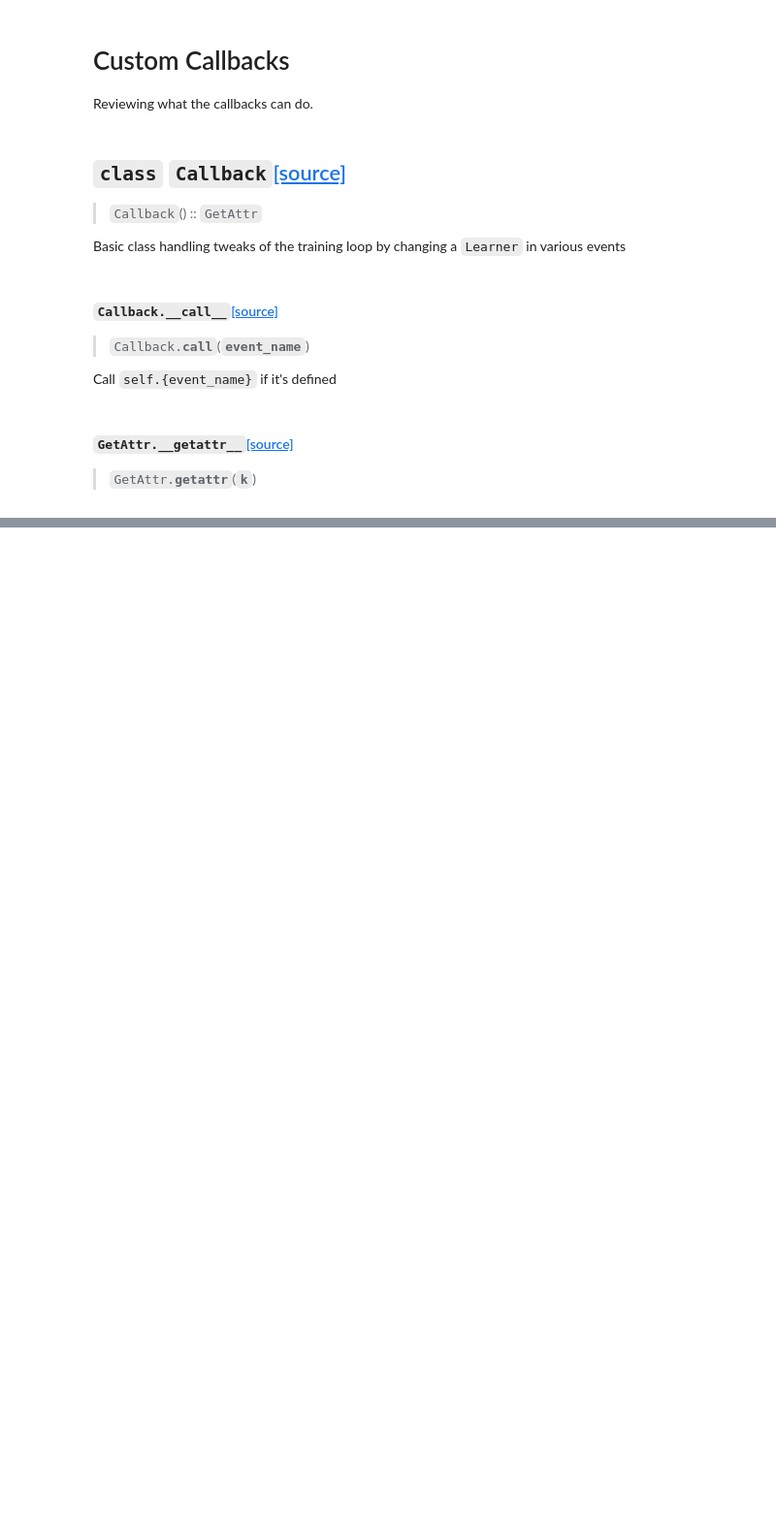
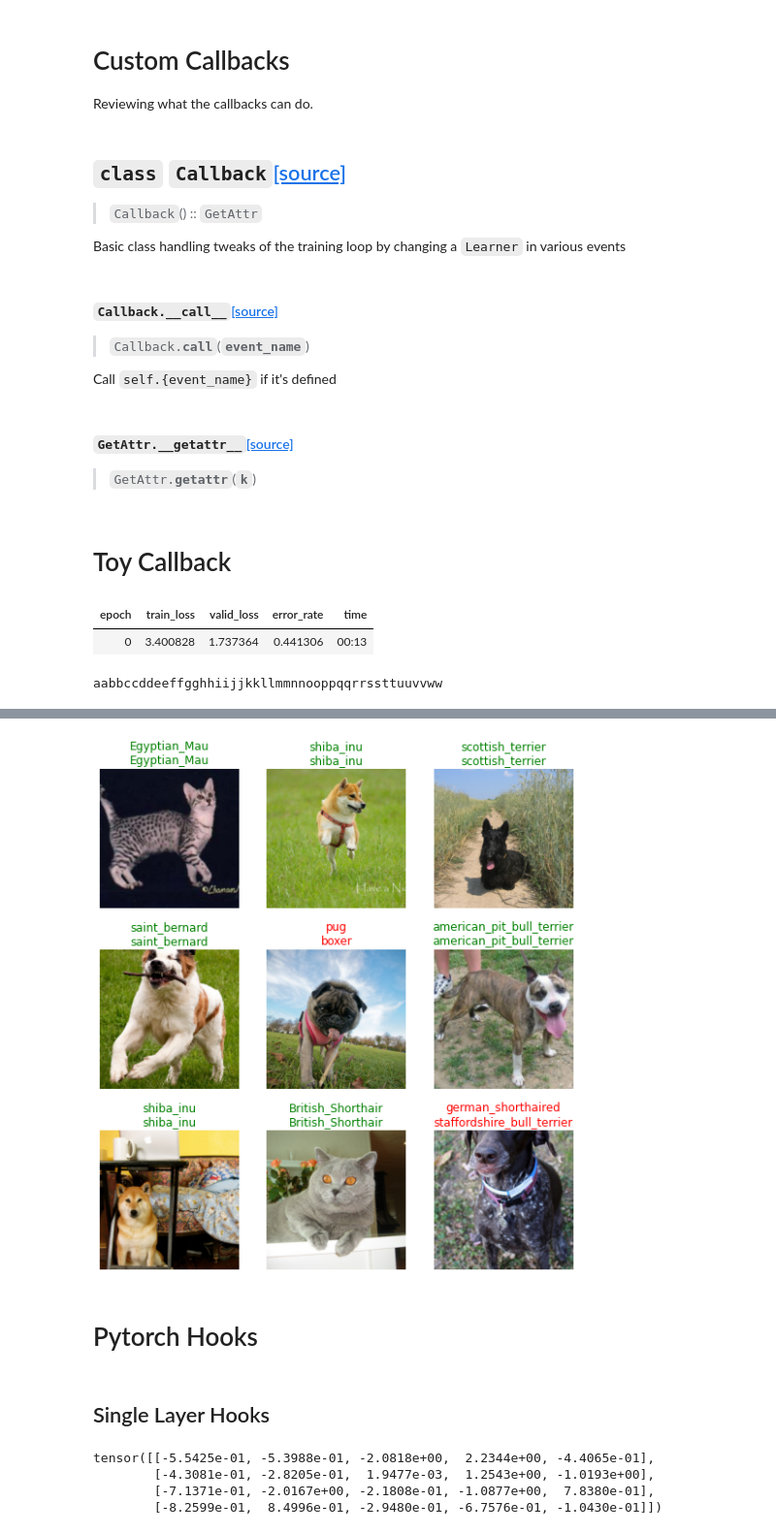
Before and after one commit to hoftherose/MiniML, a Jupyter notebook: nbs/Callbacks.Custom.ipynb, the cells around one changed output, grey strips where cells are left out. Shown at 97% size. Cells and saved outputs as stored; diff of their text form; code cells hidden in the pictures; blank space fills up the shorter version.

Commit message:
Pytorch Single Hooks

```diff
--- a/nbs/Callbacks.Custom.ipynb
+++ b/nbs/Callbacks.Custom.ipynb
@@ -25,14 +31,14 @@ path_img, path_anno = [path/folder for folder in path.ls()]
 pat = r'/(\w+)_\d+.jpg'
 
 dblock = DataBlock((ImageBlock,CategoryBlock),
-                    splitter=RandomSplitter(),
+                    splitter=RandomSplitter(valid_pct=0.8),
                     get_items=get_image_files,
                     item_tfms=Resize(224),
                     batch_tfms=aug_transforms(),
                     get_y=RegexLabeller(pat))
 # %%
 #exports
-dls = dblock.dataloaders(path_img, bs=32)
+dls = dblock.dataloaders(path_img)
 # %% [markdown]
 # Custom Callbacks
 Reviewing what the callbacks can do.
@@ -60,3 +66,34 @@ show_doc(Callback.__getattr__)
 <h4 id="GetAttr.__getattr__" class="doc_header"><code>GetAttr.__getattr__</code><a href="https://github.com/fastai/fastcore/tree/master/fastcore/foundation.py#L226" class="source_link" style="float:right">[source]</a></h4>
 
 > <code>GetAttr.__getattr__</code>(**`k`**)
+# %% [markdown]
+# Toy Callback
+# %%
+class ABCCallback(Callback):
+    def __init__(self, first_let:chr="a"):
+        store_attr(self, "first_let")
+
+    def begin_fit(self):
+        "Initialize abc counter"
+        self.learn.abc = ""
+
+    def begin_batch(self):
+        if self.training:
+            if self.learn.abc == "": self.learn.abc += self.first_let
+            else: self.learn.abc += chr(ord(self.learn.abc[-1]) + 1)
+
+    def after_batch(self):
+        if self.training:
+            self.learn.abc += self.learn.abc[-1]
+
+    def after_fit(self):
+        print(self.learn.abc)
+# %%
+cbs = (ABCCallback())
+learner = Learner(dls, resnet34(pretrained=True), metrics=error_rate)
+learner.fit_one_cycle(1, cbs=cbs)
+learner.show_results()
+# %% [output]
+| epoch | train_loss | valid_loss | error_rate | time |
+| 0 | 3.400828 | 1.737364 | 0.441306 | 00:13 |
+aabbccddeeffgghhiijjkkllmmnnooppqqrrssttuuvvww
@@ -62,0 +101,5 @@ show_doc(Callback.__getattr__)
+[figure, added]
+# %% [markdown]
+# Pytorch Hooks
+# %% [markdown]
+## Single Layer Hooks
@@ -62,0 +108,9 @@ show_doc(Callback.__getattr__)
+# %%
+tst_model = torch.nn.Linear(5,3)
+i = torch.randn(4,5)
+i
+# %% [output]
+tensor([[-5.5425e-01, -5.3988e-01, -2.0818e+00,  2.2344e+00, -4.4065e-01],
+        [-4.3081e-01, -2.8205e-01,  1.9477e-03,  1.2543e+00, -1.0193e+00],
+        [-7.1371e-01, -2.0167e+00, -2.1808e-01, -1.0877e+00,  7.8380e-01],
+        [-8.2599e-01,  8.4996e-01, -2.9480e-01, -6.7576e-01, -1.0430e-01]])
```
Also changed, not shown: parts of 8 cells of this notebook.
